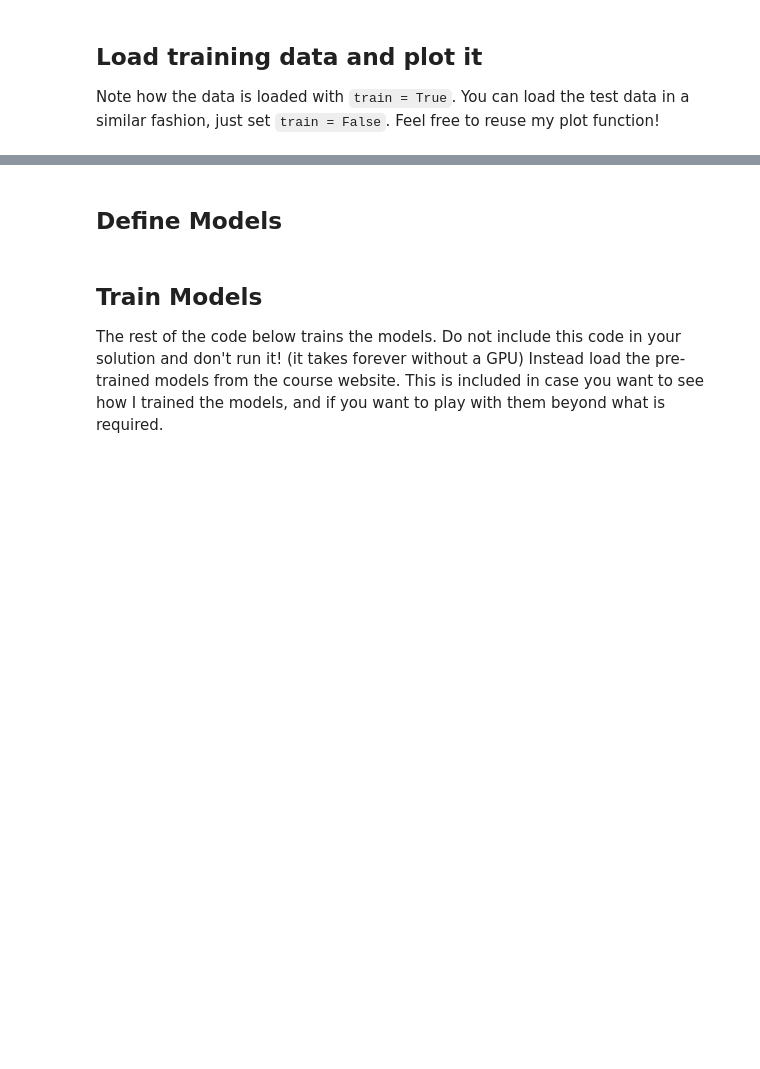
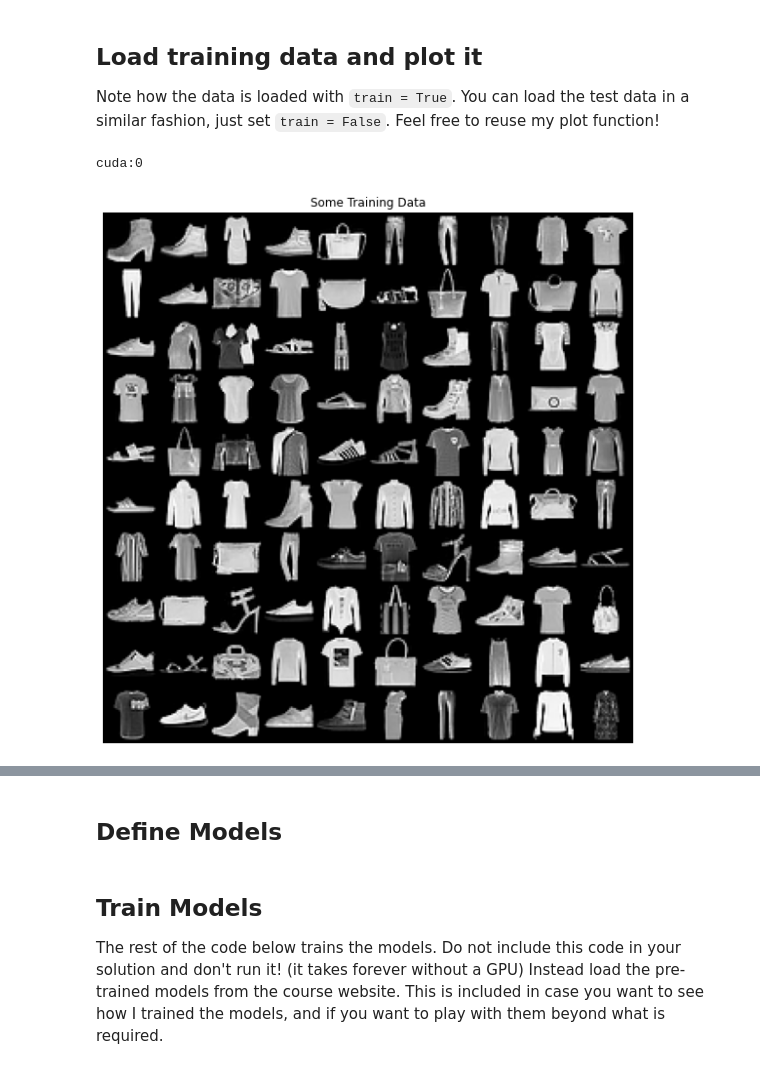
Before and after one commit to tomfletcher/GeometryOfData, a Jupyter notebook: homeworks/hw3/Autoencoder.ipynb, the cells around one changed output, grey strips where cells are left out. Saved outputs shown, nothing was run; the diff lists cells and outputs as text; code cells hidden in the pictures; blank space fills up the shorter version.

```diff
--- a/homeworks/hw3/Autoencoder.ipynb
+++ b/homeworks/hw3/Autoencoder.ipynb
@@ -15,23 +15,27 @@ import matplotlib.pyplot as plt
 Note how the data is loaded with `train = True`. You can load the test data in a similar fashion, just set `train = False`. Feel free to reuse my plot function!
 # %%
 device = torch.device("cuda:0" if torch.cuda.is_available() else "cpu")
+print(device)
 
 batch_size = 100
 train_data = FashionMNIST("./data", train = True, download = True,
                           transform=transforms.ToTensor())
-data_loader = DataLoader(train_data, batch_size = batch_size, shuffle = True)
+train_loader = DataLoader(train_data, batch_size = batch_size, shuffle = True)
 
 width = 28
 height = 28
 input_size = width * height
 
 def plot_images(batch, rows, cols, title = ""):
     plt.figure(figsize = (rows, cols))
     plt.axis("off")
     plt.title(title)
     plt.imshow(np.transpose(
         vutils.make_grid(batch[:(rows * cols)], nrow = rows, normalize = True).cpu(),
         (1, 2, 0)))
 
-first_batch = next(iter(data_loader))
+first_batch = next(iter(train_loader))
 plot_images(first_batch[0], 10, 10, "Some Training Data")
+# %% [output]
+cuda:0
+[figure, added]
```
Also changed, not shown: parts of 11 cells of this notebook.
